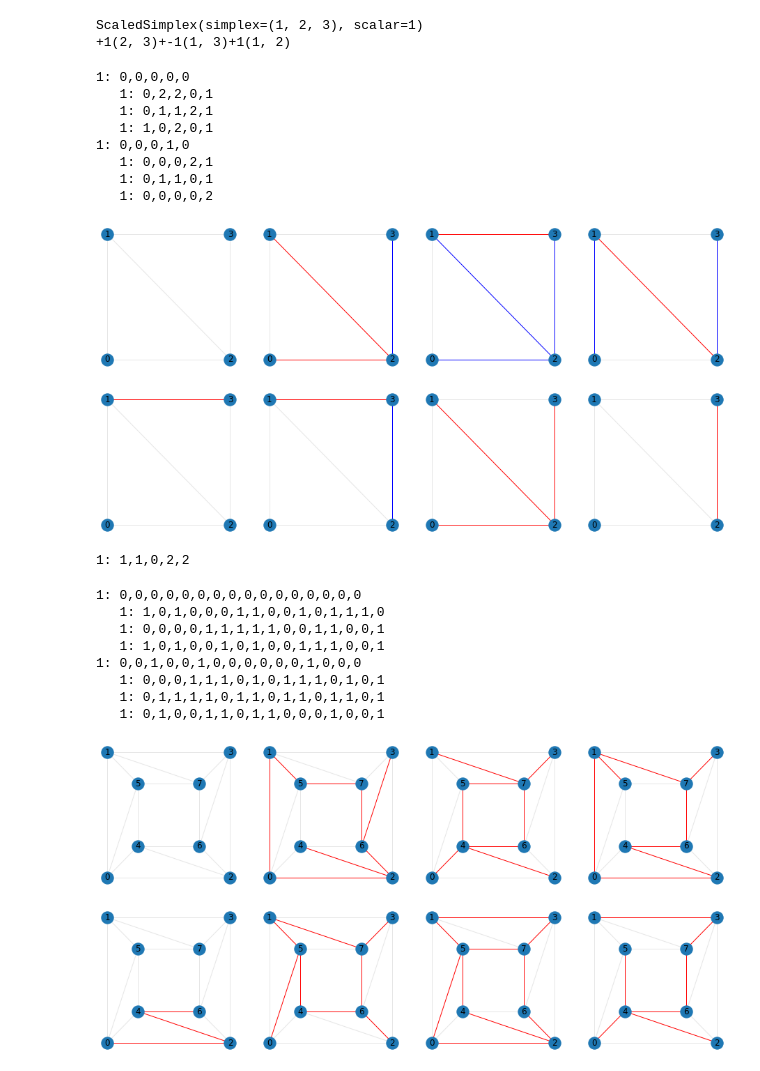
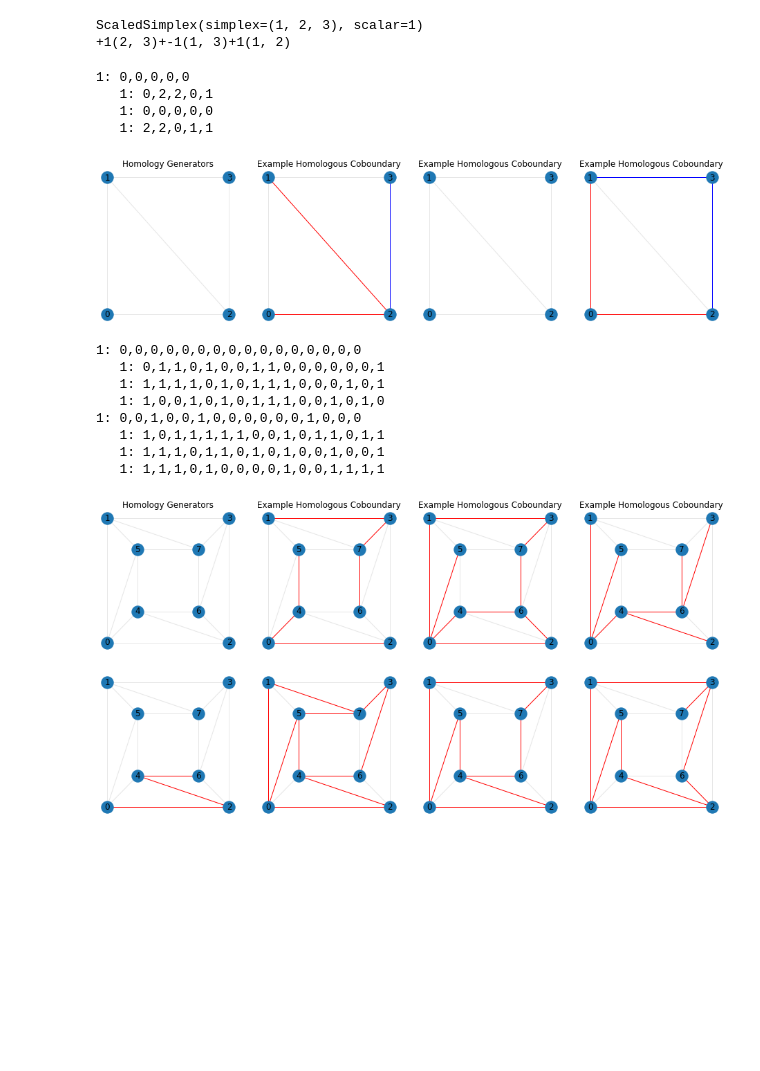
Before and after one commit to scotthellman/topology-notebooks, a Jupyter notebook: cohomology.ipynb, the cells around one changed output. Cells and saved outputs as stored; diff of their text form; code cells hidden in the pictures; blank space fills up the shorter version.

```diff
--- a/cohomology.ipynb
+++ b/cohomology.ipynb
@@ -337,10 +332,16 @@ class SimplicialComplex:
         fig.set_size_inches((4*(num_examples+1), 4*num_rows))
 
         for row, (generator, cocycles) in enumerate(self.cochain_complex.cochain_groups[1].cohomology_groups.items()):
+            if num_rows > 1:
+                ax_row = axs[row]
+            else:
+                ax_row = axs
             print(generator)
             zero_class = generator == self.cochain_complex.cochain_groups[1].zero
             homologous = self.cochain_complex.cochain_groups[1].retrieve_homologous_cocycles(generator)
-            self.draw_cochain(generator, axs[row, 0])
+            self.draw_cochain(generator, ax_row[0])
+            if row == 0:
+                ax_row[0].set_title("Homology Generators")
             if len(homologous) < num_examples:
                 to_plot = list(range(len(homologous)))
             else:
@@ -349,7 +350,9 @@ class SimplicialComplex:
             for i, cocycle in enumerate(homologous):
                 if i in to_plot:
                     print("  ", cocycle)
-                    self.draw_cochain(cocycle, axs[row, plotted+1])
+                    self.draw_cochain(cocycle, ax_row[plotted+1])
+                    if row == 0:
+                        ax_row[plotted+1].set_title("Example Homologous Coboundary")
                     plotted += 1
         plt.show()
 
@@ -367,38 +370,31 @@ class SimplicialComplex:
 # %%
 square_points = np.array([
     [0, 0],
     [0, 4],
     [4, 0],
     [4, 4]
 ])
 
 square_edges = [
     (0, 1),
     (0, 2),
     (1, 2),
     (1, 3),
     (2, 3)
 ]
 
 simplices = [
-    (0, 1, 2)
+    (0, 1, 2),
+    (1, 2, 3)
 ]
 cplx = SimplicialComplex([faces(square_edges), square_edges, simplices], square_points, CyclicGroup(3))
 cplx.draw_cohomology_generators()
 # %% [output]
 1: 0,0,0,0,0
    1: 0,2,2,0,1
-   1: 0,1,1,2,1
-   1: 1,0,2,0,1
-1: 0,0,0,1,0
-   1: 0,0,0,2,1
-   1: 0,1,1,0,1
-   1: 0,0,0,0,2
+   1: 0,0,0,0,0
+   1: 2,2,0,1,1
-[figure, old version]
+[figure, new version]
-# %%
-next(iter(cplx.cochain_complex.cochain_groups[0].cochains)).coboundary()
-# %% [output]
-1: 1,1,0,2,2
 # %%
 annulus_points = np.array([
     [0, 0],
@@ -445,14 +441,14 @@ cplx = SimplicialComplex([faces(annulus_edges), annulus_edges, simplices], annul
 cplx.draw_cohomology_generators()
 # %% [output]
 1: 0,0,0,0,0,0,0,0,0,0,0,0,0,0,0,0
-   1: 1,0,1,0,0,0,1,1,0,0,1,0,1,1,1,0
-   1: 0,0,0,0,1,1,1,1,1,0,0,1,1,0,0,1
-   1: 1,0,1,0,0,1,0,1,0,0,1,1,1,0,0,1
+   1: 0,1,1,0,1,0,0,1,1,0,0,0,0,0,0,1
+   1: 1,1,1,1,0,1,0,1,1,1,0,0,0,1,0,1
+   1: 1,0,0,1,0,1,0,1,1,1,0,0,1,0,1,0
 1: 0,0,1,0,0,1,0,0,0,0,0,0,1,0,0,0
-   1: 0,0,0,1,1,1,0,1,0,1,1,1,0,1,0,1
-   1: 0,1,1,1,1,0,1,1,0,1,1,0,1,1,0,1
-   1: 0,1,0,0,1,1,0,1,1,0,0,0,1,0,0,1
+   1: 1,0,1,1,1,1,1,0,0,1,0,1,1,0,1,1
+   1: 1,1,1,0,1,1,0,1,0,1,0,0,1,0,0,1
+   1: 1,1,1,0,1,0,0,0,0,1,0,0,1,1,1,1
-[figure, old version]
+[figure, new version]
 # %%
 double_annulus_points = np.array([
     [0, 0],
```
Also changed, not shown: parts of 18 cells of this notebook.
